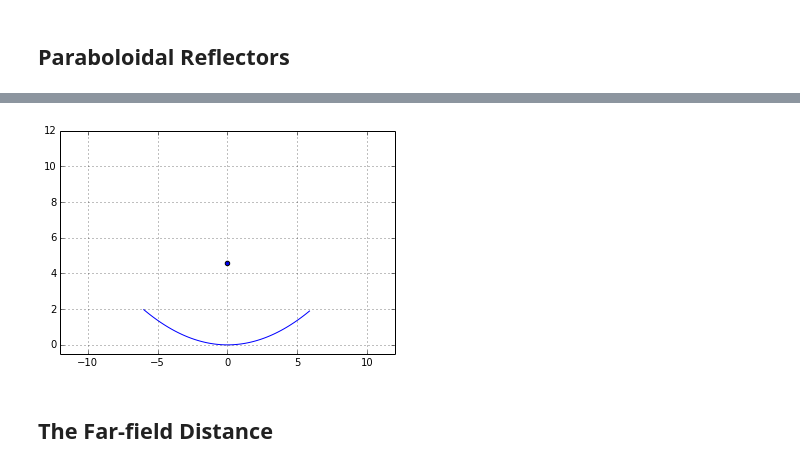
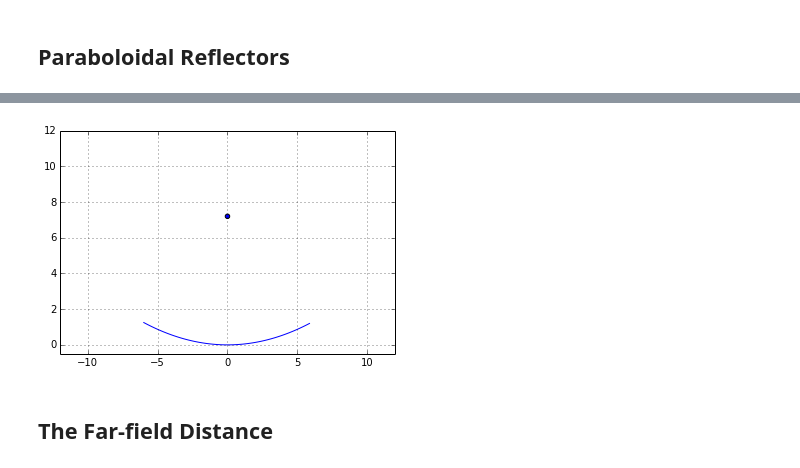
Before and after one commit to ska-sa/tutorials, a Jupyter notebook: 2_Radio_Astronomy_Honours/3_Antennas/Reflector Antennas.ipynb, the cells around one changed output, grey strips where cells are left out. Saved outputs shown, nothing was run; the diff lists cells and outputs as text; code cells hidden in the pictures.

```diff
--- a/2_Radio_Astronomy_Honours/3_Antennas/Reflector Antennas.ipynb
+++ b/2_Radio_Astronomy_Honours/3_Antennas/Reflector Antennas.ipynb
@@ -32,16 +32,16 @@ Consequently, the primary mirrors of most radio telescopes are circular parabolo
 # %%
 D = 12.  #diameter of the KAT-7 dish
 r = arange(-D/2,D/2,D/100)
-f_D = 0.38 # kat-7 f/D
+f_D = 0.6 # kat-7 f/D
 f = f_D * D
 z = r**2/(4*f)
 plot(r,z)
 scatter(0,f)
 xlim(-12,12)
 ylim(-0.5,12)
 grid()
 # %% [output]
-[figure, old version]
+[figure, new version]
 # %% [markdown]
 ## The Far-field Distance
 # %% [markdown]
```
Also changed, not shown: parts of 6 cells of this notebook.
